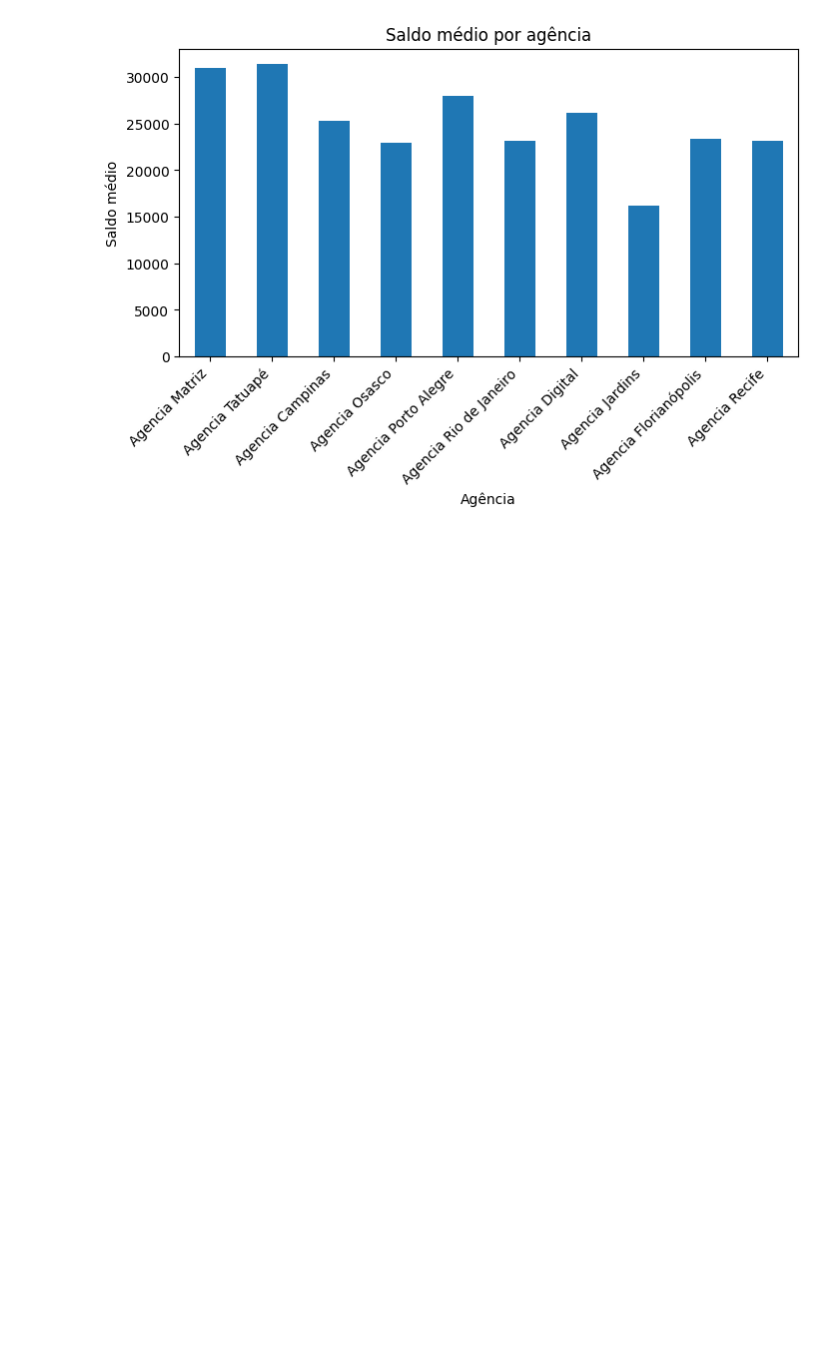
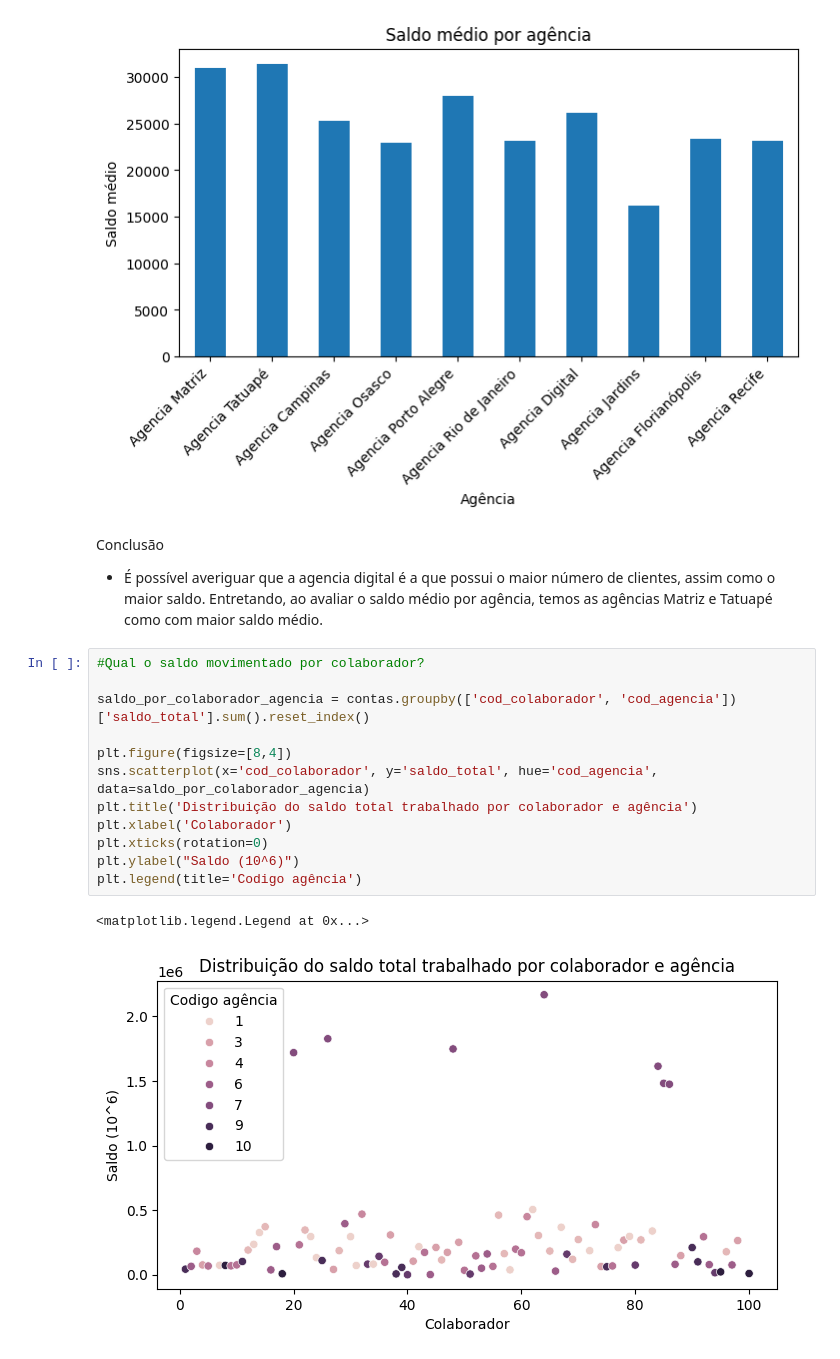
Before and after one commit to renanpan/Projeto_banco_KPI, a Jupyter notebook: lighthouse_DA_project.ipynb, the cells around one changed output. Saved outputs shown, nothing was run; the diff lists cells and outputs as text; blank space fills up the shorter version.

```diff
--- a/lighthouse_DA_project.ipynb
+++ b/lighthouse_DA_project.ipynb
@@ -414,3 +417,22 @@ plt.title('Saldo médio por agência')
 # %% [output]
 Text(0.5, 1.0, 'Saldo médio por agência')
 [figure]
+# %% [markdown]
+Conclusão
+
+- É possível averiguar que a agencia digital é a que possui o maior número de clientes, assim como o maior saldo. Entretando, ao avaliar o saldo médio por agência, temos as agências Matriz e Tatuapé como com maior saldo médio.
+# %%
+#Qual o saldo movimentado por colaborador?
+
+saldo_por_colaborador_agencia = contas.groupby(['cod_colaborador', 'cod_agencia'])['saldo_total'].sum().reset_index()
+
+plt.figure(figsize=[8,4])
+sns.scatterplot(x='cod_colaborador', y='saldo_total', hue='cod_agencia', data=saldo_por_colaborador_agencia)
+plt.title('Distribuição do saldo total trabalhado por colaborador e agência')
+plt.xlabel('Colaborador')
+plt.xticks(rotation=0)
+plt.ylabel("Saldo (10^6)")
+plt.legend(title='Codigo agência')
+# %% [output]
+<matplotlib.legend.Legend at 0x...>
+[figure, added]
```
Also changed, not shown: parts of 17 cells of this notebook, 1 other file.
